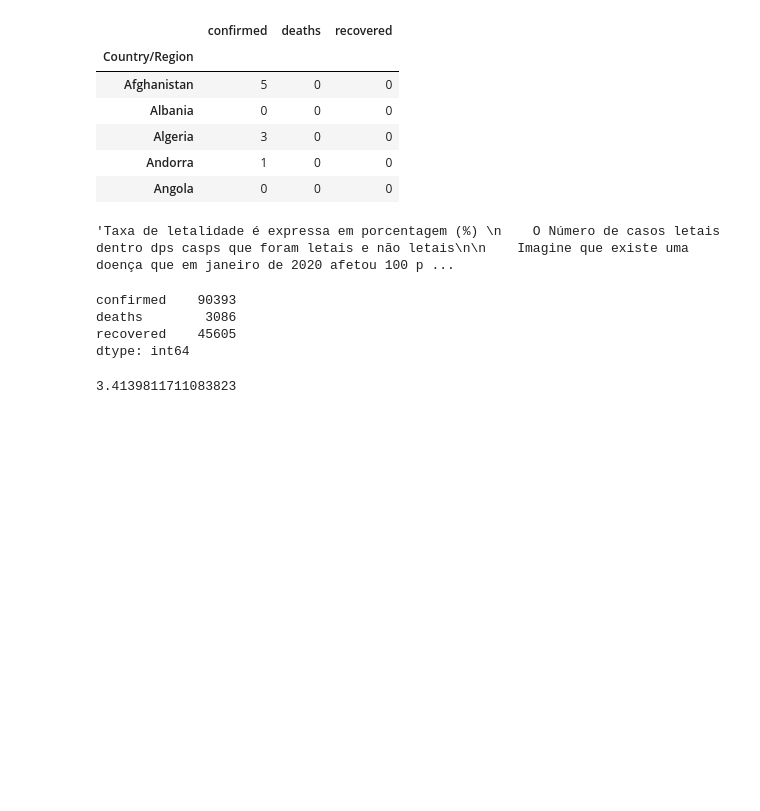
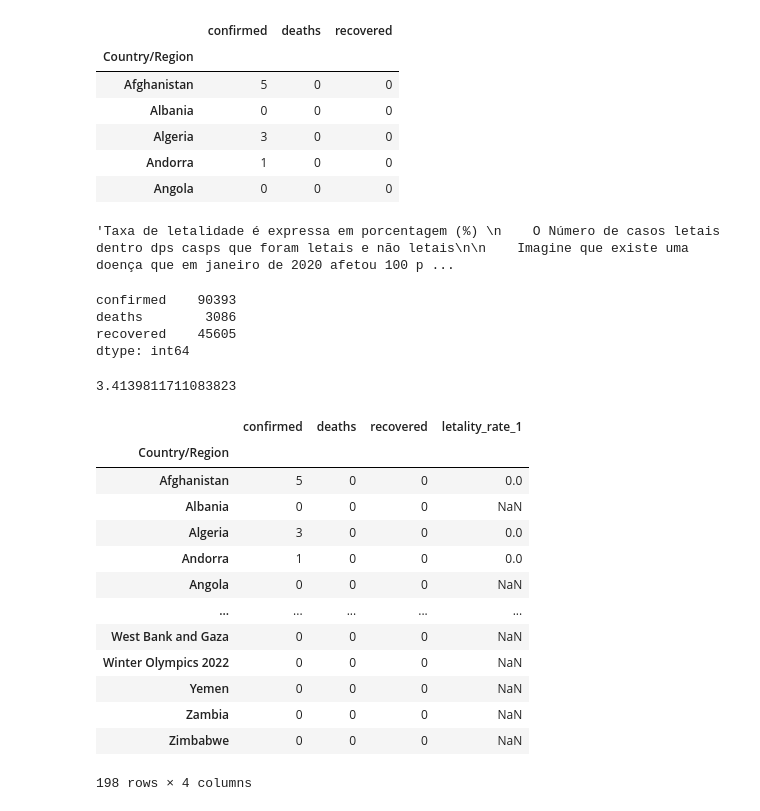
Before and after one commit to yorinori/Alura, a Jupyter notebook: Data_Science-analises_para_saude_e_medicina/Data_Science_e_Saude.ipynb, the cells around one changed output. Saved outputs shown, nothing was run; the diff lists cells and outputs as text; code cells hidden in the pictures; blank space fills up the shorter version.

```diff
--- a/Data_Science-analises_para_saude_e_medicina/Data_Science_e_Saude.ipynb
+++ b/Data_Science-analises_para_saude_e_medicina/Data_Science_e_Saude.ipynb
@@ -614,3 +614,22 @@ letality_rate_1 = sum_up['deaths'] / sum_up['confirmed']
 print(letality_rate_1 * 100)
 # %% [output]
 3.4139811711083823
+# %%
+letality_rate_1 = combined['deaths'] / combined['confirmed'] * 100
+combined["letality_rate_1"] = letality_rate_1
+combined
+# %% [output]
+|  | confirmed | deaths | recovered | letality_rate_1 |
+| Country/Region |  |  |  |  |
+| Afghanistan | 5 | 0 | 0 | 0.0 |
+| Albania | 0 | 0 | 0 | NaN |
+| Algeria | 3 | 0 | 0 | 0.0 |
+| Andorra | 1 | 0 | 0 | 0.0 |
+| Angola | 0 | 0 | 0 | NaN |
+| ... | ... | ... | ... | ... |
+| West Bank and Gaza | 0 | 0 | 0 | NaN |
+| Winter Olympics 2022 | 0 | 0 | 0 | NaN |
+| Yemen | 0 | 0 | 0 | NaN |
+| Zambia | 0 | 0 | 0 | NaN |
+| Zimbabwe | 0 | 0 | 0 | NaN |
+198 rows × 4 columns
```
Also changed, not shown: parts of 1 cell of this notebook.
